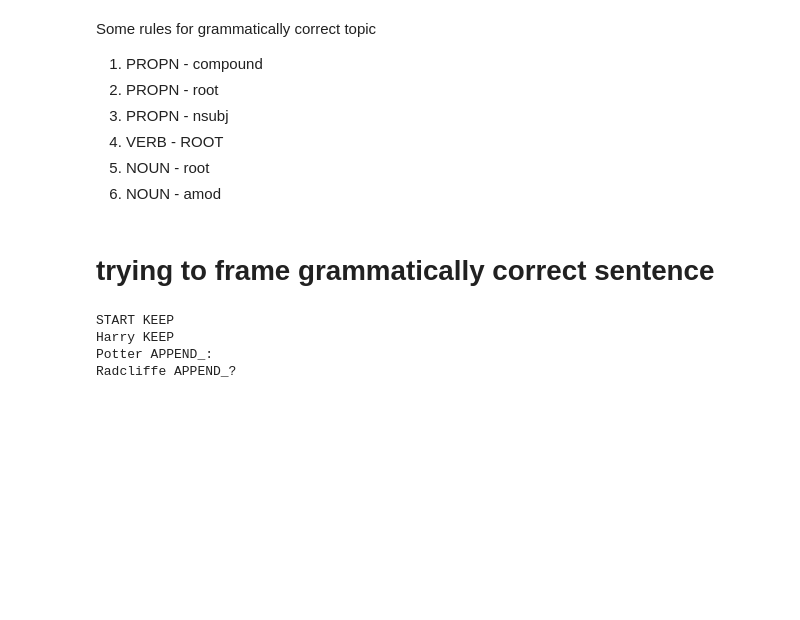
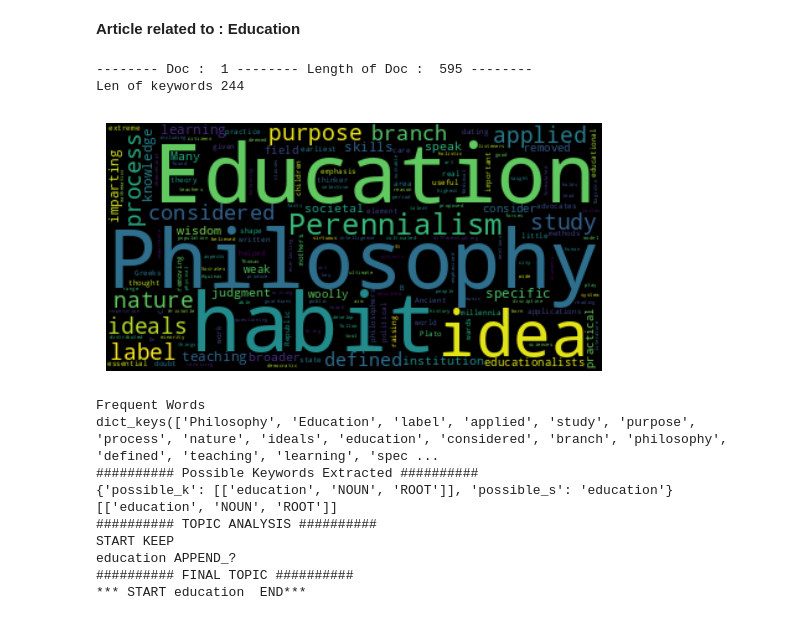
Before and after one commit to POONGKUYIL-MUSE/topic_modelling_spacy, a Jupyter notebook: topic_modelling.ipynb, the cells around one changed output. Cells and saved outputs as stored; diff of their text form; code cells hidden in the pictures; blank space fills up the shorter version.

```diff
--- a/topic_modelling.ipynb
+++ b/topic_modelling.ipynb
@@ -262,10 +245,0 @@ network APPEND_?
-# %% [markdown]
-Some rules for grammatically correct topic
-1. PROPN - compound
-2. PROPN - root
-3. PROPN - nsubj
-4. VERB - ROOT
-5. NOUN - root
-6. NOUN - amod
-# %% [markdown]
-# **trying to frame grammatically correct sentence**
@@ -278,15 +246,26 @@ Some rules for grammatically correct topic
-# %%
-# Using spacy.load().
-import spacy
-import spacy_transformers
-import en_gram_core_web_trf
-grammar = spacy.load("en_gram_core_web_trf")
-
-doc = grammar("START "+generated_topics['possible_s'])
-for i in doc:
-  print(i.text, i.tag_)
-# %% [output]
-START KEEP
-Harry KEEP
-Potter APPEND_:
-Radcliffe APPEND_?
+# %% [markdown]
+**Article related to : Education**
+# %%
+article_sample='''
+Philosophy of Education is a label applied to the study of the purpose, process, nature and ideals of education. It can be considered a branch of both philosophy and education. Education can be defined as the teaching and learning of specific skills, and the imparting of knowledge, judgment and wisdom, and is something broader than the societal institution of education we often speak of.
+Many educationalists consider it a weak and woolly field, too far removed from the practical applications of the real world to be useful. But philosophers dating back to Plato and the Ancient Greeks have given the area much thought and emphasis, and there is little doubt that their work has helped shape the practice of education over the millennia.
+Plato is the earliest important educational thinker, and education is an essential element in "The Republic" (his most important work on philosophy and political theory, written around 360 B.C.). In it, he advocates some rather extreme methods: removing children from their mothers' care and raising them as wards of the state, and differentiating children suitable to the various castes, the highest receiving the most education, so that they could act as guardians of the city and care for the less able. He believed that education should be holistic, including facts, skills, physical discipline, music and art. Plato believed that talent and intelligence is not distributed genetically and thus is be found in children born to all classes, although his proposed system of selective public education for an educated minority of the population does not really follow a democratic model.
+Aristotle considered human nature, habit and reason to be equally important forces to be cultivated in education, the ultimate aim of which should be to produce good and virtuous citizens. He proposed that teachers lead their students systematically, and that repetition be used as a key tool to develop good habits, unlike Socrates' emphasis on questioning his listeners to bring out their own ideas. He emphasized the balancing of the theoretical and practical aspects of subjects taught, among which he explicitly mentions reading, writing, mathematics, music, physical education, literature, history, and a wide range of sciences, as well as play, which he also considered important.
+During the Medieval period, the idea of Perennialism was first formulated by St. Thomas Aquinas in his work "De Magistro". Perennialism holds that one should teach those things deemed to be of everlasting importance to all people everywhere, namely principles and reasoning, not just facts (which are apt to change over time), and that one should teach first about people, not machines or techniques. It was originally religious in nature, and it was only much later that a theory of secular perennialism developed.
+During the Renaissance, the French skeptic Michel de Montaigne (1533 - 1592) was one of the first to critically look at education. Unusually for his time, Montaigne was willing to question the conventional wisdom of the period, calling into question the whole edifice of the educational system, and the implicit assumption that university-educated philosophers were necessarily wiser than uneducated farm workers, for example.
+'''
+generate_topic(article_sample)
+# %% [output]
+-------- Doc :  1 -------- Length of Doc :  595 --------
+Len of keywords 244
+[figure, added]
+Frequent Words
+dict_keys(['Philosophy', 'Education', 'label', 'applied', 'study', 'purpose', 'process', 'nature', 'ideals', 'education', 'considered', 'branch', 'philosophy', 'defined', 'teaching', 'learning', 'spec ...
+########## Possible Keywords Extracted ##########
+{'possible_k': [['education', 'NOUN', 'ROOT']], 'possible_s': 'education'}
+[['education', 'NOUN', 'ROOT']]
+########## TOPIC ANALYSIS ##########
+START KEEP
+education APPEND_?
+########## FINAL TOPIC ##########
+*** START education  END***
```
Also changed, not shown: parts of 29 cells of this notebook.
